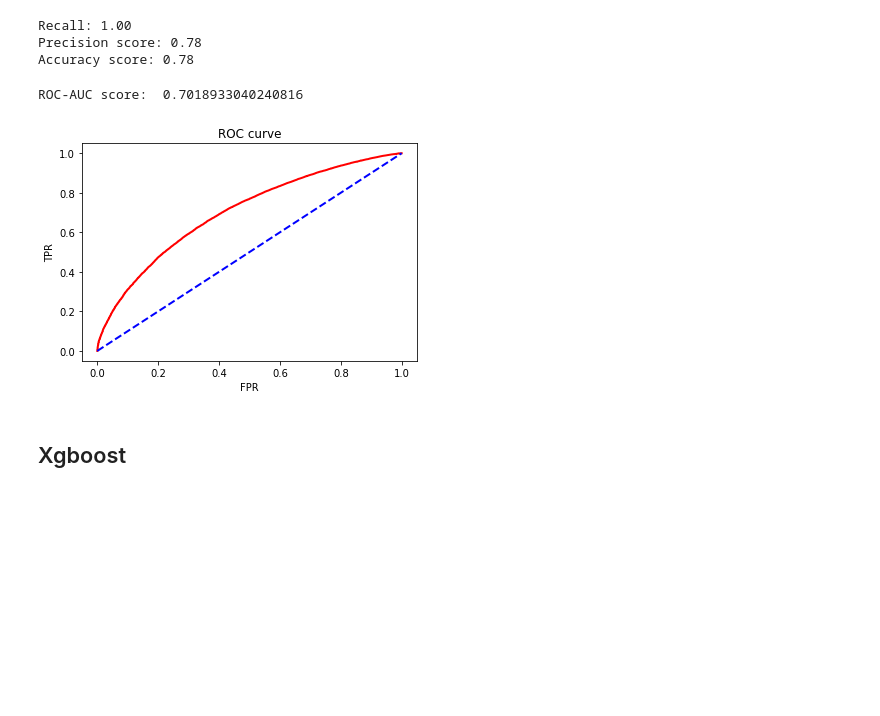
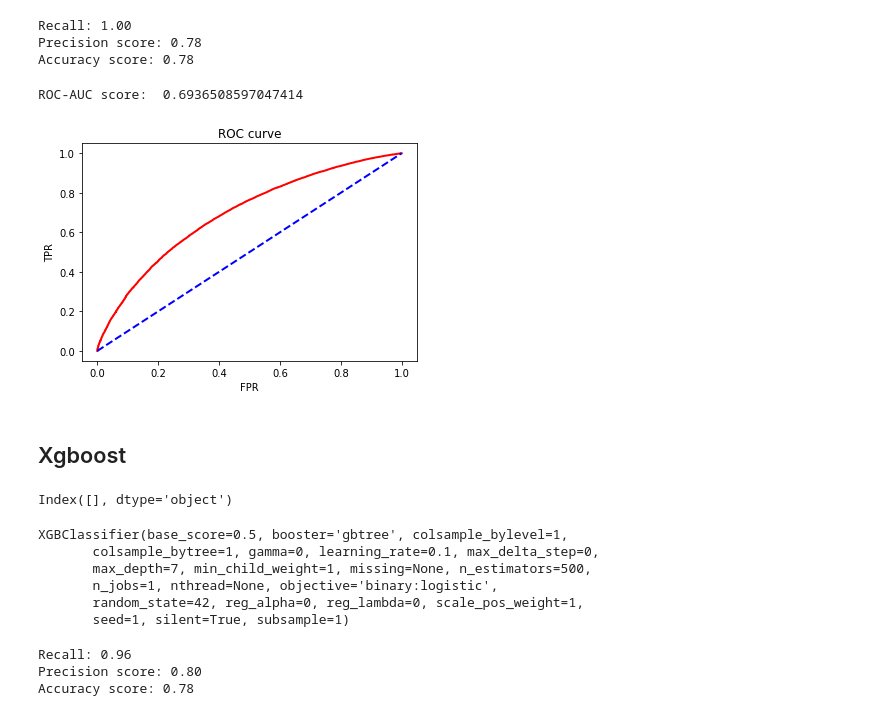
Before and after one commit to Anastasiyabordak/ODS_training, a Jupyter notebook: Models.ipynb, the cells around one changed output. Cells and saved outputs as stored; diff of their text form; code cells hidden in the pictures; blank space fills up the shorter version.

```diff
--- a/Models.ipynb
+++ b/Models.ipynb
@@ -253,7 +260,7 @@ y = train['loan_status'] # целевой признак
 x = train.loc[:,['annual_inc','int_rate','collections_12_mths_ex_med','initial_list_status',
                  'installment','open_acc','total_acc','dti','purpose',
                  'grade','home_ownership','inq_last_6mths',
-                 'installment','pub_rec','revol_bal','revol_util',
+                 'pub_rec','revol_bal','revol_util',
                  'tot_coll_amt','loan_amnt','application_type','acc_now_delinq' ] ] # параметры
 x.info()
 # %% [output]
@@ -389,9 +411,5 @@ from sklearn.preprocessing import LabelEncoder
 # %%
-param_grid = {
-    'bootstrap': [True],
-    'max_depth': [12],
-    'min_samples_leaf': [1],
-    'n_estimators': [80],
-    'criterion' : [ 'entropy'],
-}
-score = make_scorer(roc_auc_score)
+best_grid = RandomForestClassifier(random_state = 42, bootstrap = True,
+                                   max_depth = 12, min_samples_leaf = 1,
+                                   n_estimators = 80, criterion = 'entropy')
+best_grid.fit(x_train,  y_train)
@@ -402,3 +422,0 @@ grid_search = GridSearchCV(estimator = rf, param_grid = param_grid,
-# %%
-grid_search.fit(x_train,  y_train)
-grid_search.best_params_
@@ -416,5 +423,4 @@ Fitting 5 folds for each of 1 candidates, totalling 5 fits
 # %%
-best_grid = grid_search.best_estimator_
 best_grid.predict(x_test)
 show_scores(best_grid, x_test, y_test)
 # %% [output]
@@ -447,9 +453,9 @@ Recall: 1.00
 Precision score: 0.78
 Accuracy score: 0.78
 # %%
-plot_roc(best_grid, x_test, y_test)
+plot_roc(voting_clf, x_test, y_test)
 # %% [output]
-ROC-AUC score:  0.7018933040240816
+ROC-AUC score:  0.6936508597047414
-[figure, old version]
+[figure, new version]
 # %% [markdown]
 ## Xgboost
@@ -455,0 +482,20 @@ ROC-AUC score:  0.7018933040240816
+# %%
+duplicate_columns = x_train.columns[x_train.columns.duplicated()]
+duplicate_columns
+# %% [output]
+Index([], dtype='object')
+# %%
+xgbst.fit(x_train, y_train)
+# %% [output]
+XGBClassifier(base_score=0.5, booster='gbtree', colsample_bylevel=1,
+       colsample_bytree=1, gamma=0, learning_rate=0.1, max_delta_step=0,
+       max_depth=7, min_child_weight=1, missing=None, n_estimators=500,
+       n_jobs=1, nthread=None, objective='binary:logistic',
+       random_state=42, reg_alpha=0, reg_lambda=0, scale_pos_weight=1,
+       seed=1, silent=True, subsample=1)
+# %%
+show_scores(xgbst , x_test, y_test)
+# %% [output]
+Recall: 0.96
+Precision score: 0.80
+Accuracy score: 0.78
```
Also changed, not shown: parts of 25 cells of this notebook.
